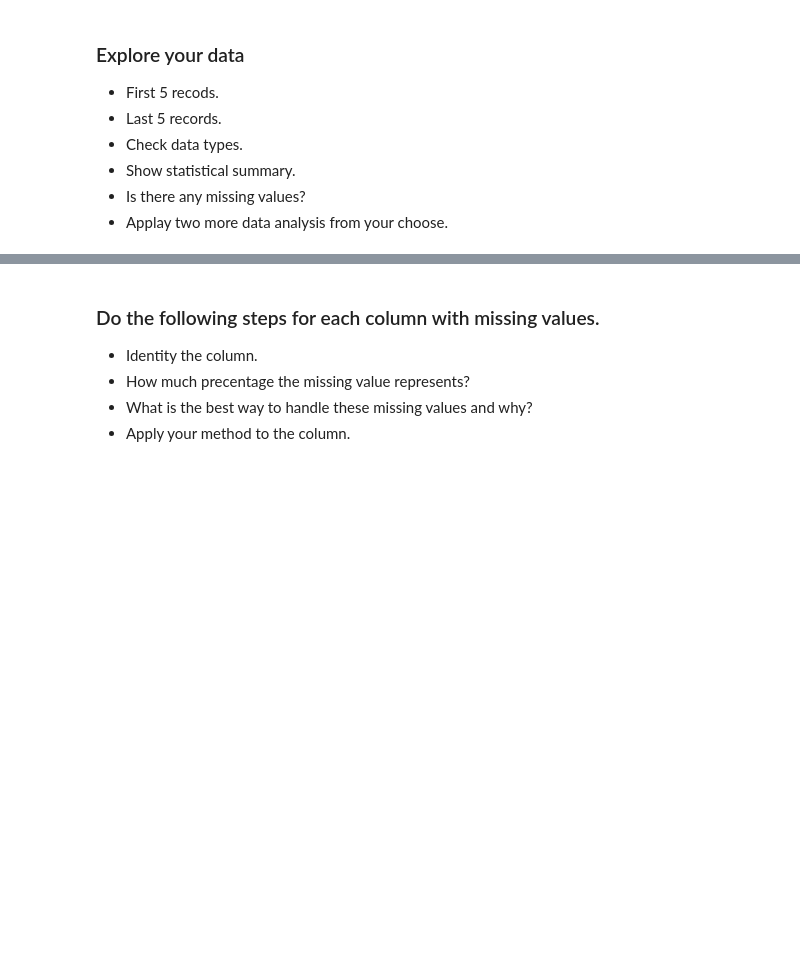
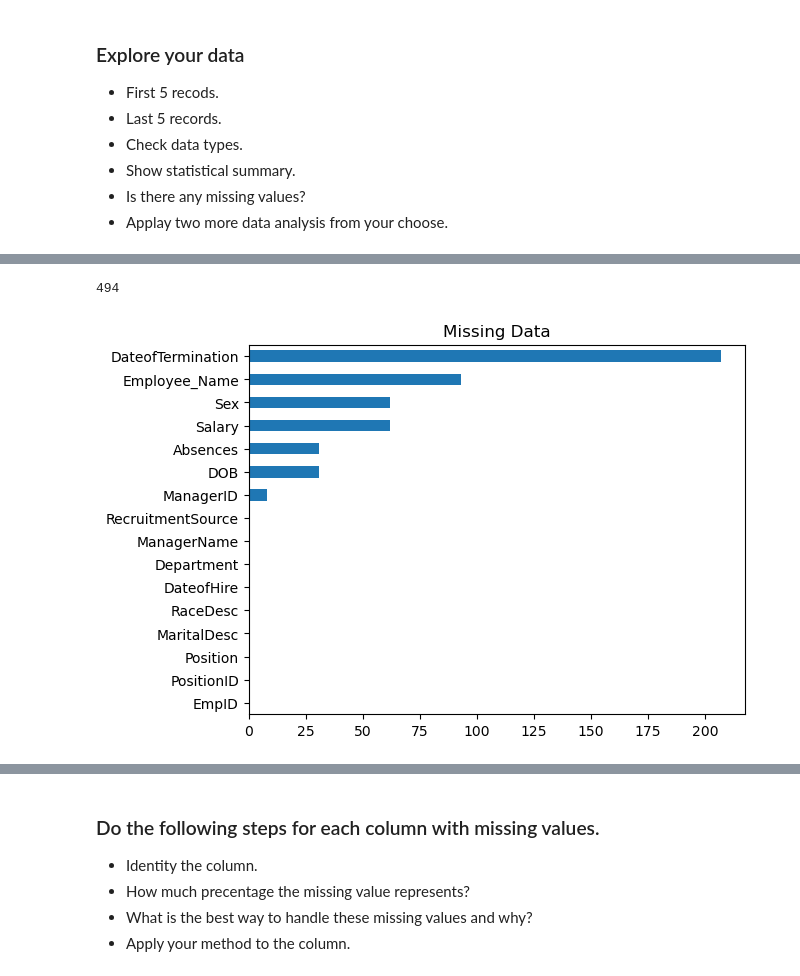
Before and after one commit to Tuwaiq-Data-Science-Bootcamp-V4/Missing-Data-Lab, a Jupyter notebook: Missing_Data_Assignment.ipynb, the cells around one changed output, grey strips where cells are left out. Saved outputs shown, nothing was run; the diff lists cells and outputs as text; code cells hidden in the pictures; blank space fills up the shorter version.

Commit message:
Missing

```diff
--- a/Missing_Data_Assignment.ipynb
+++ b/Missing_Data_Assignment.ipynb
@@ -3,2 +11,5 @@
 # %% [markdown]
 ### Load your dataset
+# %%
+df = pd.read_csv('HR_Missing_Values.csv')
+df
@@ -13,0 +109,8 @@
+# %%
+df.isnull().sum().sum()
+# %% [output]
+494
+# %%
+df.isnull().sum().sort_values().plot(kind="barh", title="Missing Data");
+# %% [output]
+[figure, added]
```
Also changed, not shown: parts of 18 cells of this notebook.
